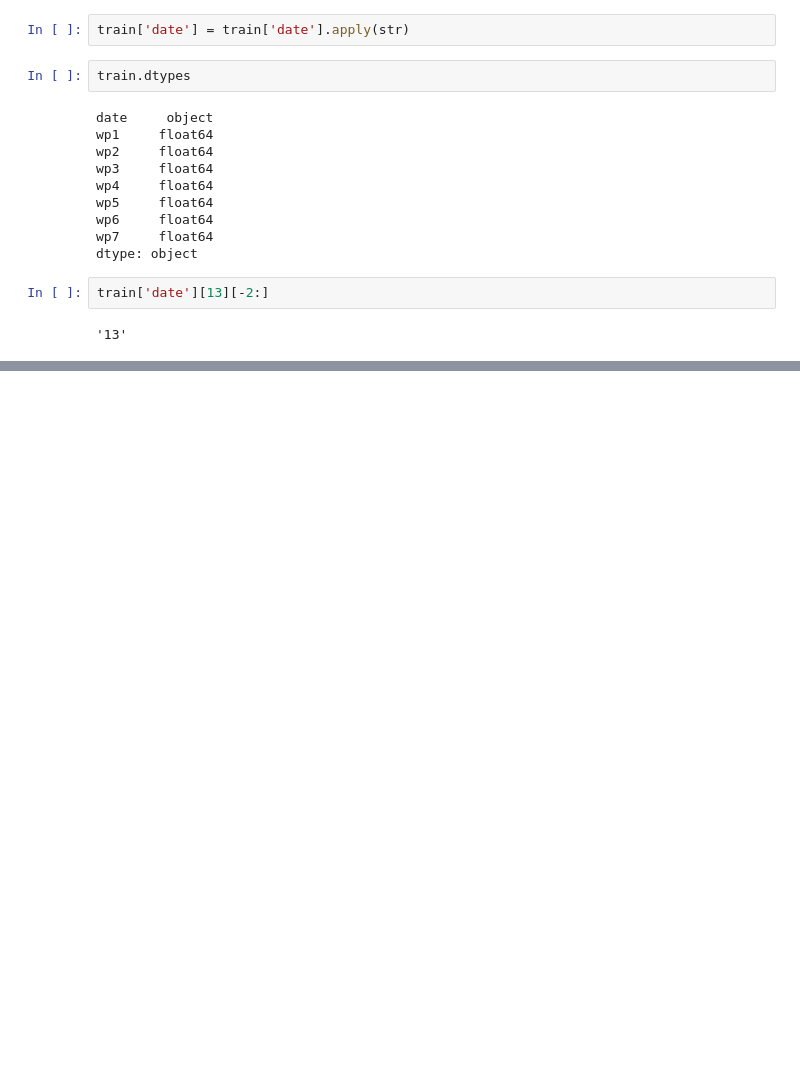
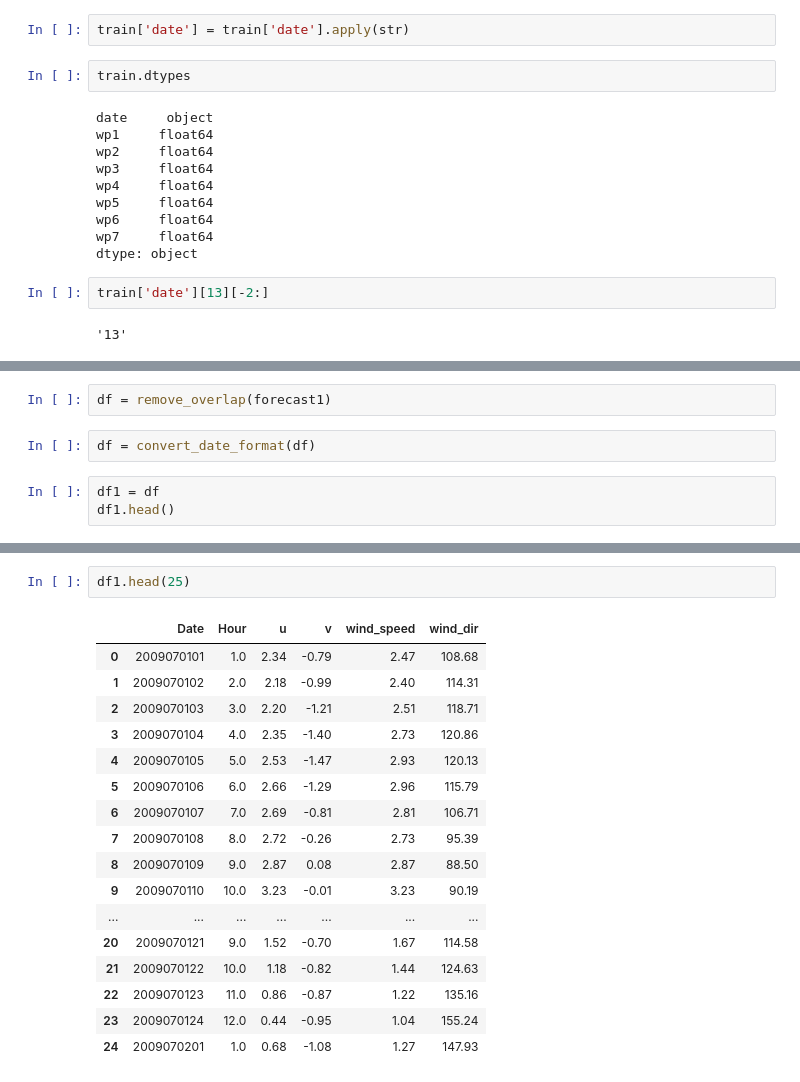
Before and after one commit to Pontius1007/TDT4859, a Jupyter notebook: Data exploration.ipynb, the cells around one changed output, grey strips where cells are left out. Drawn from its saved outputs; the diff is of its cells as text; blank space fills up the shorter version.

```diff
--- a/Data exploration.ipynb
+++ b/Data exploration.ipynb
@@ -494,0 +666,7 @@ train.describe
+# %%
+df = remove_overlap(forecast1)
+# %%
+df = convert_date_format(df)
+# %%
+df1 = df
+df1.head()
@@ -494,0 +680,20 @@ train.describe
+# %%
+df1.head(25)
+# %% [output]
+|  | Date | Hour | u | v | wind_speed | wind_dir |
+| 0 | 2009070101 | 1.0 | 2.34 | -0.79 | 2.47 | 108.68 |
+| 1 | 2009070102 | 2.0 | 2.18 | -0.99 | 2.40 | 114.31 |
+| 2 | 2009070103 | 3.0 | 2.20 | -1.21 | 2.51 | 118.71 |
+| 3 | 2009070104 | 4.0 | 2.35 | -1.40 | 2.73 | 120.86 |
+| 4 | 2009070105 | 5.0 | 2.53 | -1.47 | 2.93 | 120.13 |
+| 5 | 2009070106 | 6.0 | 2.66 | -1.29 | 2.96 | 115.79 |
+| 6 | 2009070107 | 7.0 | 2.69 | -0.81 | 2.81 | 106.71 |
+| 7 | 2009070108 | 8.0 | 2.72 | -0.26 | 2.73 | 95.39 |
+| 8 | 2009070109 | 9.0 | 2.87 | 0.08 | 2.87 | 88.50 |
+| 9 | 2009070110 | 10.0 | 3.23 | -0.01 | 3.23 | 90.19 |
+| ... | ... | ... | ... | ... | ... | ... |
+| 20 | 2009070121 | 9.0 | 1.52 | -0.70 | 1.67 | 114.58 |
+| 21 | 2009070122 | 10.0 | 1.18 | -0.82 | 1.44 | 124.63 |
+| 22 | 2009070123 | 11.0 | 0.86 | -0.87 | 1.22 | 135.16 |
+| 23 | 2009070124 | 12.0 | 0.44 | -0.95 | 1.04 | 155.24 |
+| 24 | 2009070201 | 1.0 | 0.68 | -1.08 | 1.27 | 147.93 |
```
Also changed, not shown: parts of 57 cells of this notebook.
